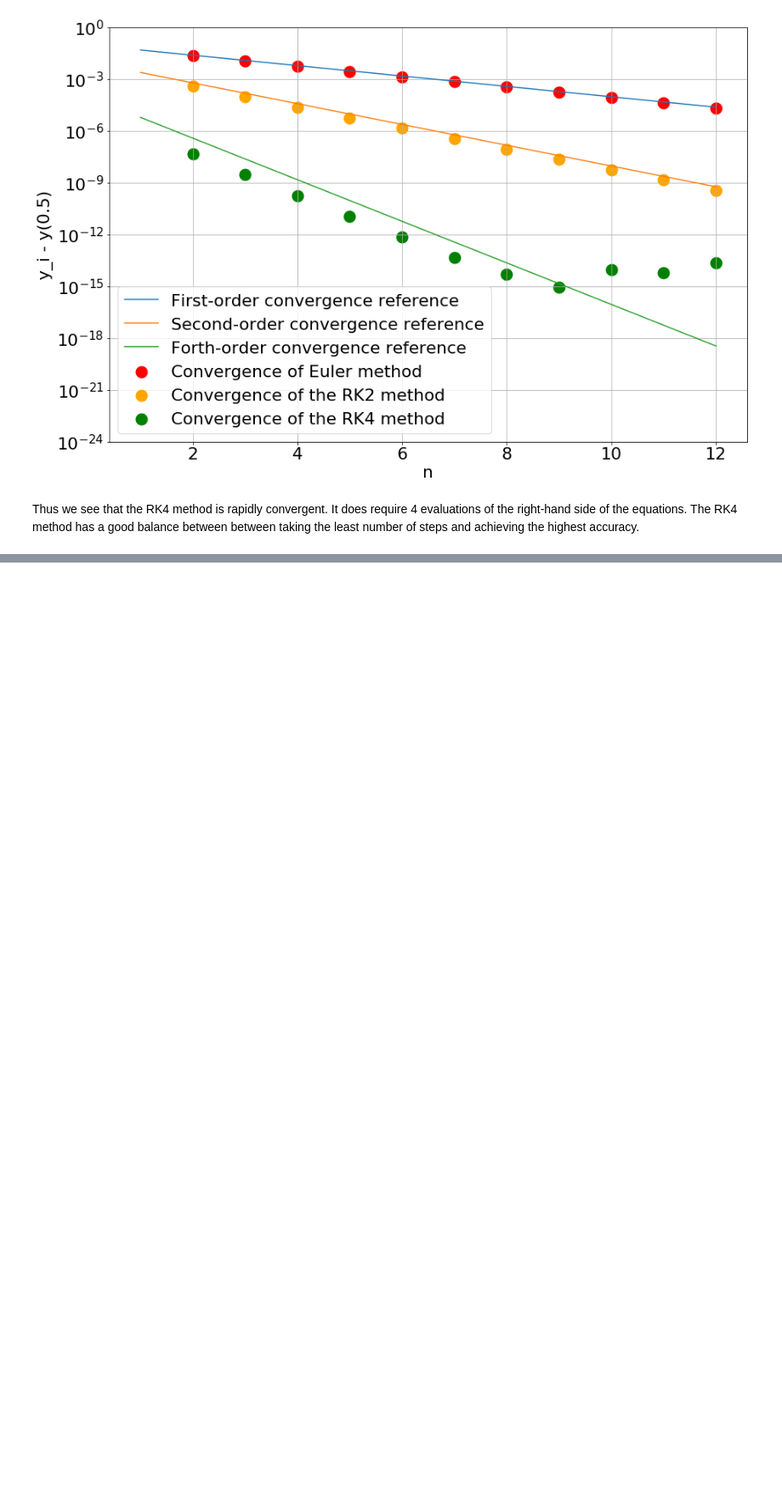
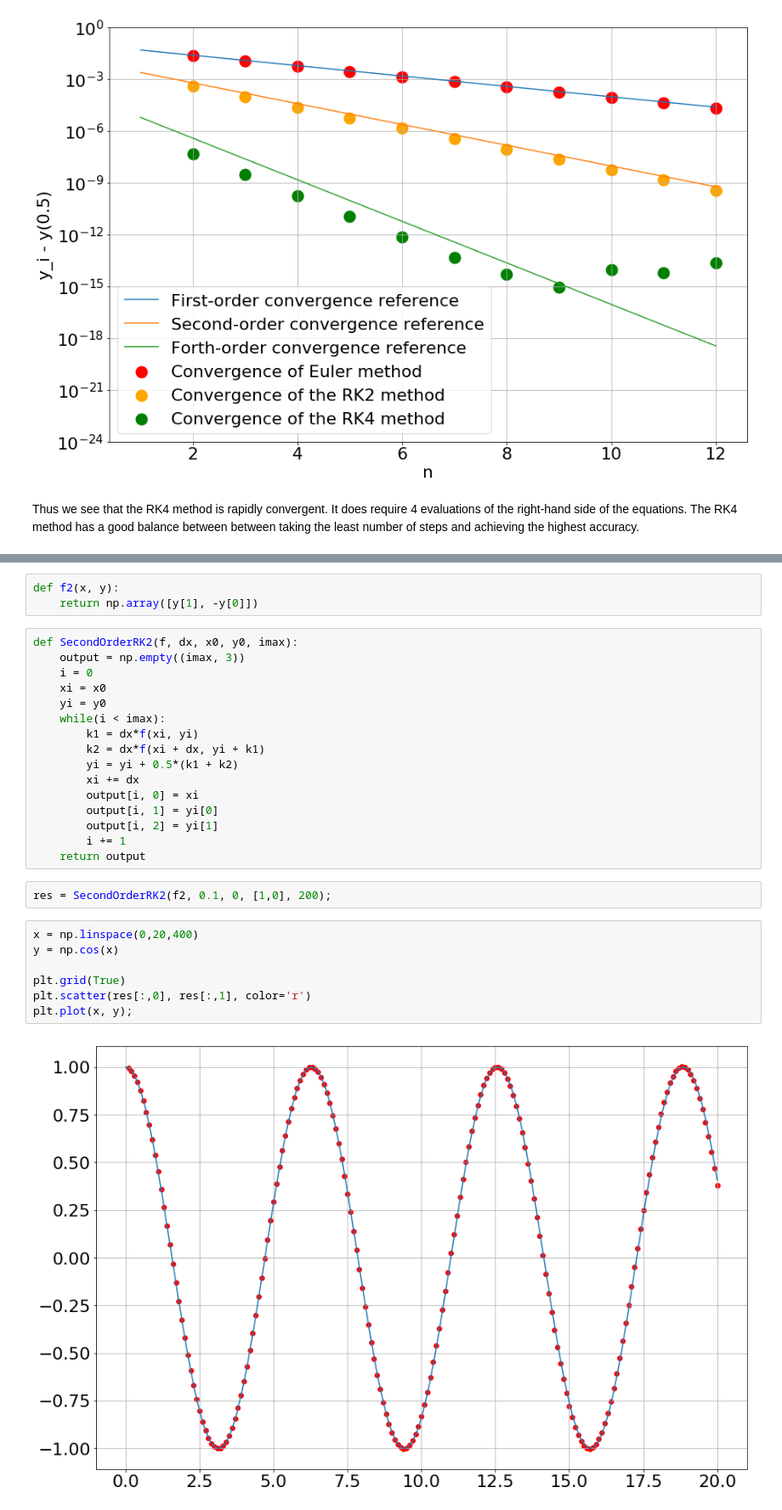
Before and after one commit to nielsw2/ACM20030-Examples, a Jupyter notebook: OrdinaryDifferentialEquations/RungeKuttaMethods.ipynb, the cells around one changed output, grey strips where cells are left out. Shown at 85% size. Drawn from its saved outputs; the diff is of its cells as text; blank space fills up the shorter version.

```diff
--- a/OrdinaryDifferentialEquations/RungeKuttaMethods.ipynb
+++ b/OrdinaryDifferentialEquations/RungeKuttaMethods.ipynb
@@ -131,0 +156,30 @@ Thus we see that the RK4 method is rapidly convergent. It does require 4 evaluat
+# %%
+def f2(x, y):
+    return np.array([y[1], -y[0]])
+# %%
+def SecondOrderRK2(f, dx, x0, y0, imax):
+    output = np.empty((imax, 3))
+    i = 0
+    xi = x0
+    yi = y0
+    while(i < imax):
+        k1 = dx*f(xi, yi)
+        k2 = dx*f(xi + dx, yi + k1)
+        yi = yi + 0.5*(k1 + k2)
+        xi += dx
+        output[i, 0] = xi
+        output[i, 1] = yi[0]
+        output[i, 2] = yi[1]
+        i += 1
+    return output
+# %%
+res = SecondOrderRK2(f2, 0.1, 0, [1,0], 200);
+# %%
+x = np.linspace(0,20,400)
+y = np.cos(x)
+
+plt.grid(True)
+plt.scatter(res[:,0], res[:,1], color='r')
+plt.plot(x, y);
+# %% [output]
+[figure, added]
```
Also changed, not shown: parts of 3 cells of this notebook, 2 other files.
